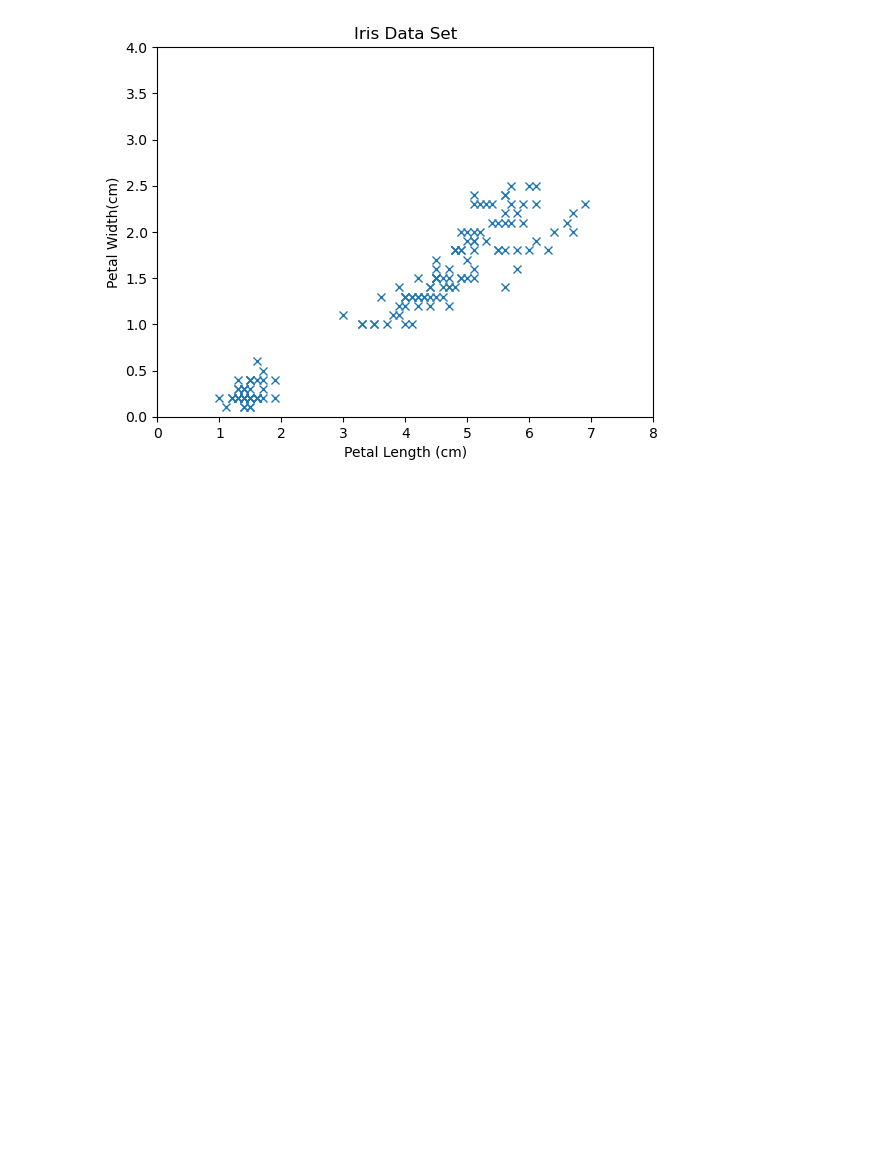
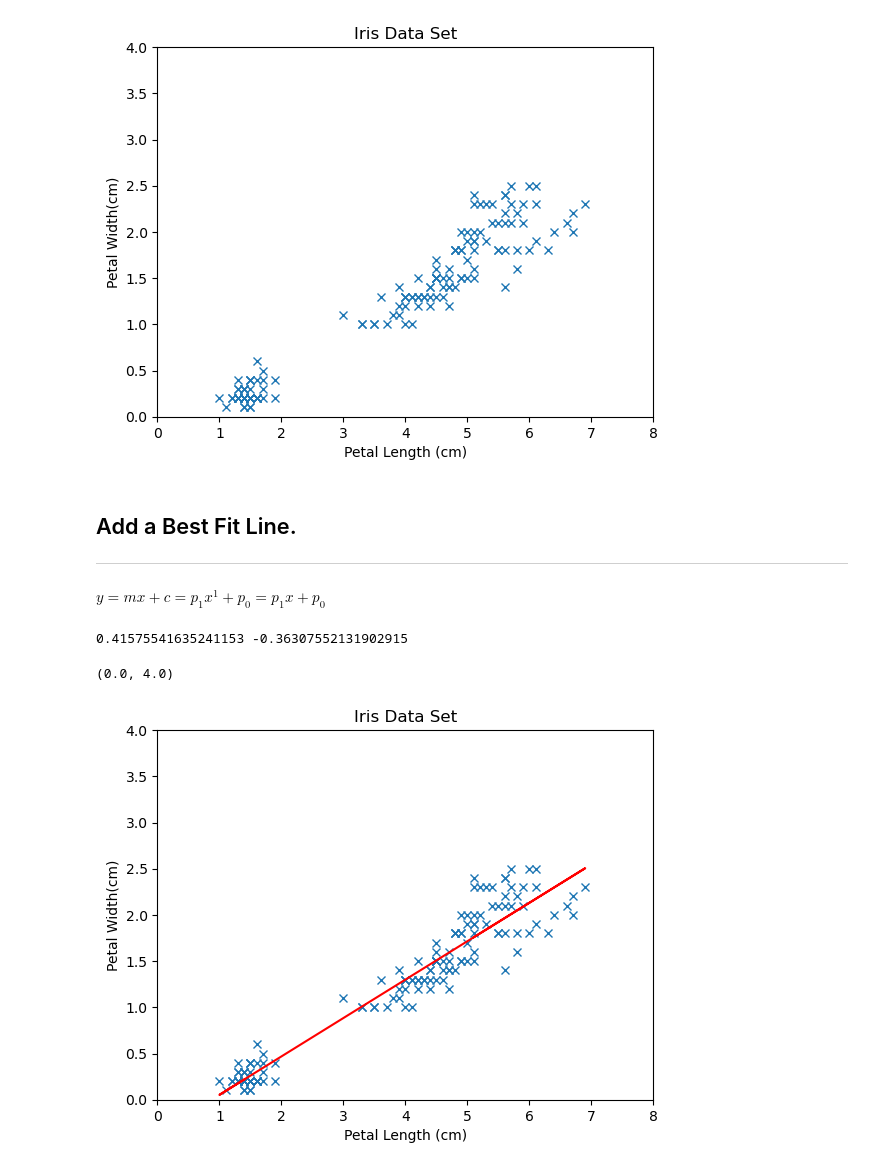
Before and after one commit to Roisin2/mywork, a Jupyter notebook: Iris.ipynb, the cells around one changed output. Drawn from its saved outputs; the diff is of its cells as text; code cells hidden in the pictures; blank space fills up the shorter version.

Commit message:
Best Fit Model.

```diff
--- a/Iris.ipynb
+++ b/Iris.ipynb
@@ -206,3 +209,41 @@ ax.set_ylim(0, 4)
 # %% [output]
 (0.0, 4.0)
 [figure]
+# %% [markdown]
+## Add a Best Fit Line.
+***
+# %% [markdown]
+$ y = mx + c = p_1 x^1 + p_0 = p_1 x + p_0 $
+# %%
+# Fit a straight line between x and y.
+m, c = np.polyfit(plen,pwidth,1)
+
+# show m and c.
+print (m, c)
+# %% [output]
+0.41575541635241153 -0.36307552131902915
+# %%
+# Create new figure and set of axes.
+fig, ax = plt.subplots()
+
+# Simple Plot.
+ax.plot(plen, pwidth, "x")
+
+ax.plot(plen, m * plen + c, "r-")
+
+
+# Axis Labels.
+ax.set_xlabel("Petal Length (cm)")
+ax.set_ylabel("Petal Width(cm)")
+
+# Title
+ax.set_title("Iris Data Set")
+
+# X Limits. (to allow 0 to 8)
+ax.set_xlim(0, 8)
+
+# Y Limits. (to allow 0 to 4)
+ax.set_ylim(0, 4)
+# %% [output]
+(0.0, 4.0)
+[figure, added]
```
Also changed, not shown: parts of 5 cells of this notebook.
